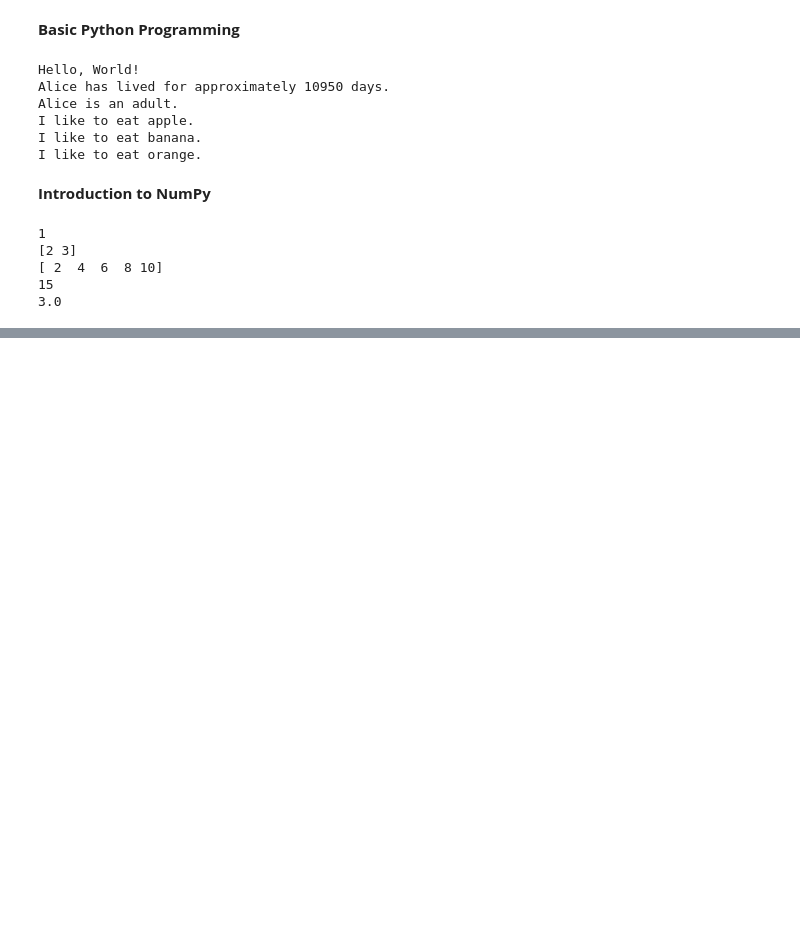
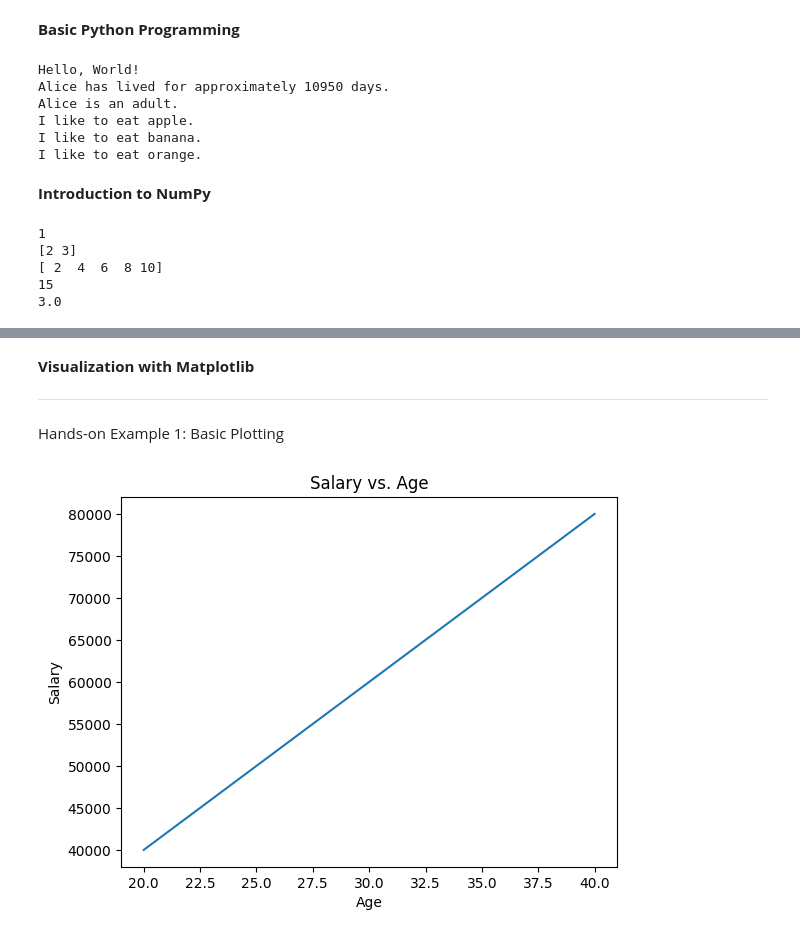
Before and after one commit to amrahmani/Pythorch, a Jupyter notebook: IntroNumPy_MatPlotLib_Pandas.ipynb, the cells around one changed output, grey strips where cells are left out. Drawn from its saved outputs; the diff is of its cells as text; code cells hidden in the pictures; blank space fills up the shorter version.

```diff
--- a/IntroNumPy_MatPlotLib_Pandas.ipynb
+++ b/IntroNumPy_MatPlotLib_Pandas.ipynb
@@ -60,0 +149,26 @@ print(np.mean(numbers))  # Calculate mean
+# %% [markdown]
+**Visualization with Matplotlib**
+
+---
+
+Hands-on Example 1: Basic Plotting
+# %%
+# Import Matplotlib library
+import matplotlib.pyplot as plt
+
+# Create sample data
+ages = [20, 25, 30, 35, 40]
+salaries = [40000, 50000, 60000, 70000, 80000]
+
+# Create a line plot
+plt.plot(ages, salaries)
+
+# Add labels and title
+plt.xlabel("Age")
+plt.ylabel("Salary")
+plt.title("Salary vs. Age")
+
+# Show the plot
+plt.show()
+# %% [output]
+[figure, added]
```
Also changed, not shown: parts of 6 cells of this notebook.
